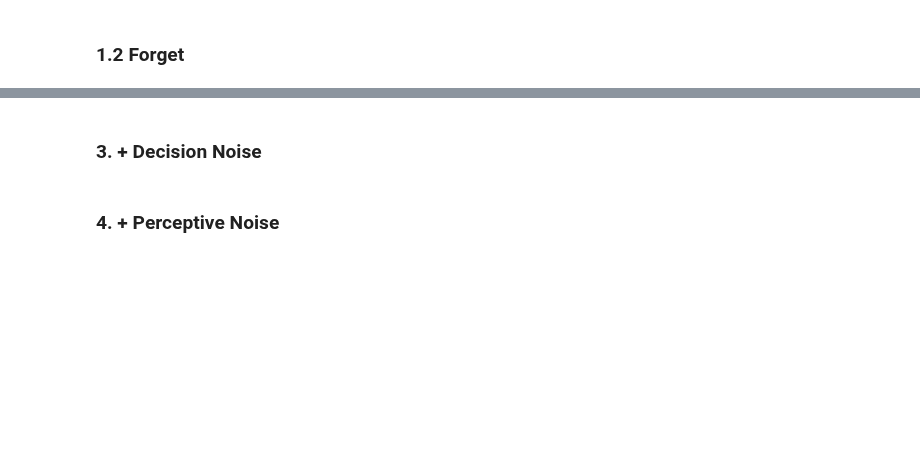
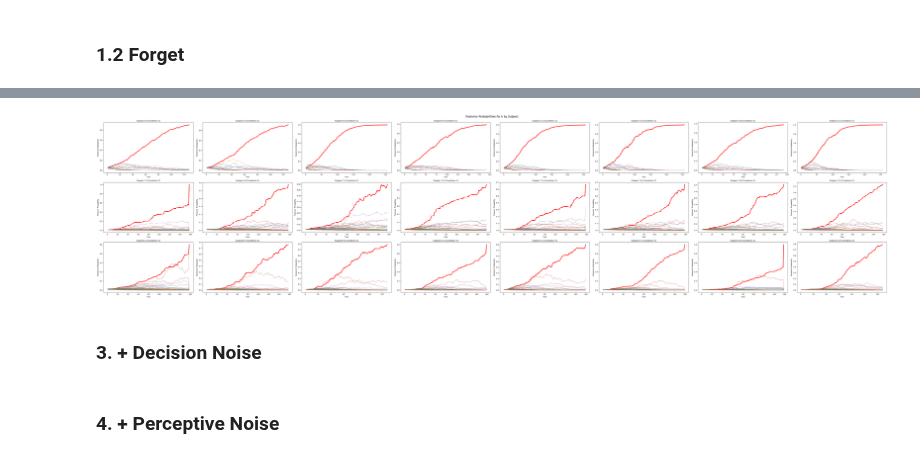
Before and after one commit to yjiong0228/CategoryLearning, a Jupyter notebook: notebooks/Bayesian-New.ipynb, the cells around one changed output, grey strips where cells are left out. Cells and saved outputs as stored; diff of their text form; code cells hidden in the pictures; blank space fills up the shorter version.

```diff
--- a/notebooks/Bayesian-New.ipynb
+++ b/notebooks/Bayesian-New.ipynb
@@ -319,0 +316,4 @@ joblib.dump(fitting_results, result_path / filename)
+# %%
+# 加载拟合结果
+result_path = Path(project_root) / 'results' / 'Bayesian_new'
+fitting_results = joblib.load(result_path / 'M_Fgt_fitting_results_copy.joblib')
@@ -320,3 +369,18 @@ joblib.dump(fitting_results, result_path / filename)
+# %%
+# 导入模型分析
+import src.Bayesian.utils.model_evaluation_new2 as model_eval
+importlib.reload(model_eval)
+from src.Bayesian.utils.model_evaluation_new2 import ModelEval
+
+model_eval = ModelEval()
+# %%
+# 绘制最优参数变化图
+model_eval.plot_params_over_trials(fitting_results, 'best_beta', result_path / f'M_Fgt_beta.png')
+
+# 绘制k后验概率变化图
+model_eval.plot_posterior_probabilities(fitting_results, result_path / f'M_Fgt_posteriors.png')
+# %% [output]
+[figure, added]
 # %%
 # # 加载拟合结果
 # fitting_results = joblib.load(result_path / 'M_Fgt_fitting_results.joblib')
```
Also changed, not shown: parts of 11 cells of this notebook, 5 other files.
